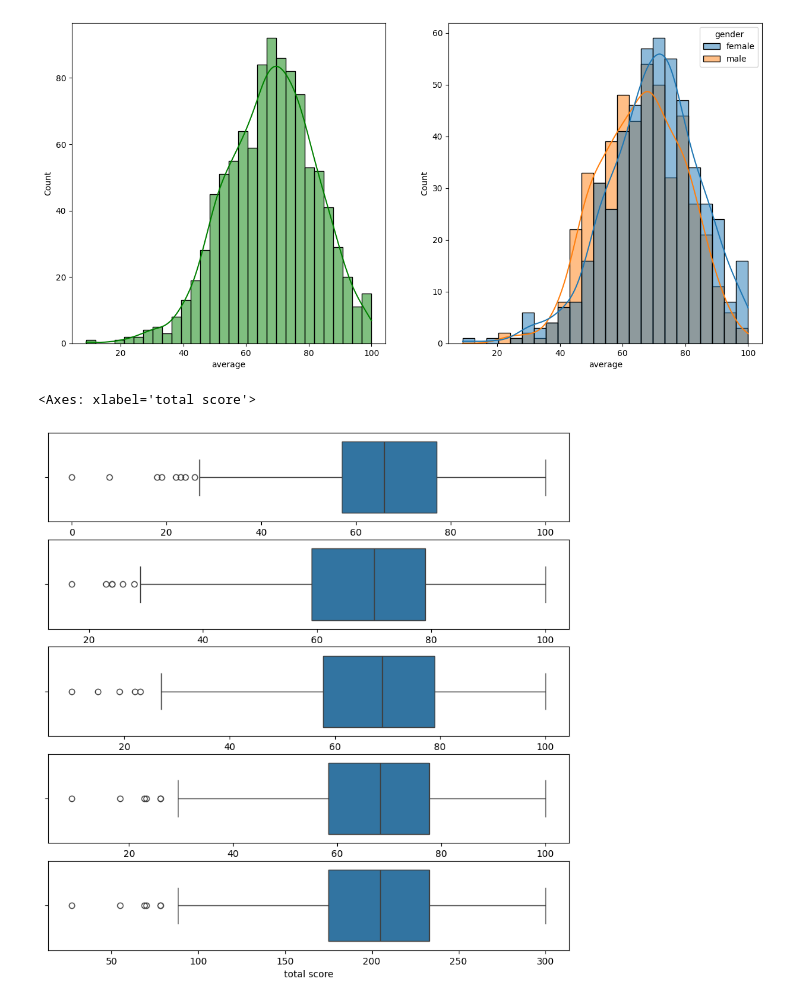
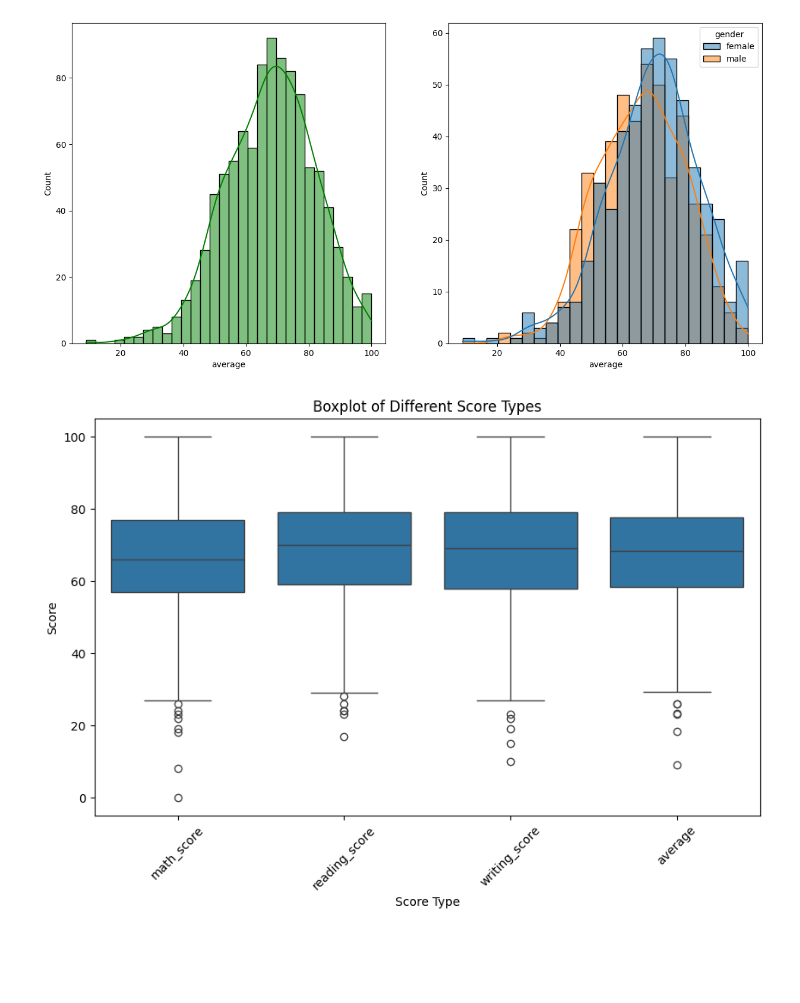
Before and after one commit to jbgithub22/mlproject1, a Jupyter notebook: notebook/1. EDA STUDENT PERFORMANCE.ipynb, the cells around one changed output. Drawn from its saved outputs; the diff is of its cells as text; code cells hidden in the pictures; blank space fills up the shorter version.

```diff
--- a/notebook/1. EDA STUDENT PERFORMANCE.ipynb
+++ b/notebook/1. EDA STUDENT PERFORMANCE.ipynb
@@ -278,17 +278,29 @@ plt.show
 <function matplotlib.pyplot.show(close=None, block=None)>
 [figure]
 # %%
-fix, axs=plt.subplots(5,1,figsize=(10,10))
-plt.subplot(511)
-sns.boxplot(data=df, x='math_score')
-plt.subplot(512)
-sns.boxplot(data=df, x='reading_score')
-plt.subplot(513)
-sns.boxplot(data=df, x='writing_score')
-plt.subplot(514)
-sns.boxplot(data=df, x='average')
-plt.subplot(515)
-sns.boxplot(data=df, x='total score')
+# fix, axs=plt.subplots(5,1,figsize=(10,10))
+# plt.subplot(511)
+# sns.boxplot(data=df, x='math_score')
+# plt.subplot(512)
+# sns.boxplot(data=df, x='reading_score')
+# plt.subplot(513)
+# sns.boxplot(data=df, x='writing_score')
+# plt.subplot(514)
+# sns.boxplot(data=df, x='average')
+# plt.subplot(515)
+# sns.boxplot(data=df, x='total score')
+
+# Reshape the DataFrame to have the score types in one column
+df_melted = df.melt(value_vars=['math_score', 'reading_score', 'writing_score', 'average'],
+                    var_name='Score Type', value_name='Score')
+
+# Create a single boxplot
+plt.figure(figsize=(10, 6))
+sns.boxplot(data=df_melted, x='Score Type', y='Score')
+plt.xlabel('Score Type')
+plt.ylabel('Score')
+plt.title('Boxplot of Different Score Types')
+plt.xticks(rotation=45)  # Rotate x-axis labels for better readability if necessary
+plt.show()
 # %% [output]
-<Axes: xlabel='total score'>
-[figure, old version]
+[figure, new version]
```
Also changed, not shown: parts of 61 cells of this notebook, 3 other files.
